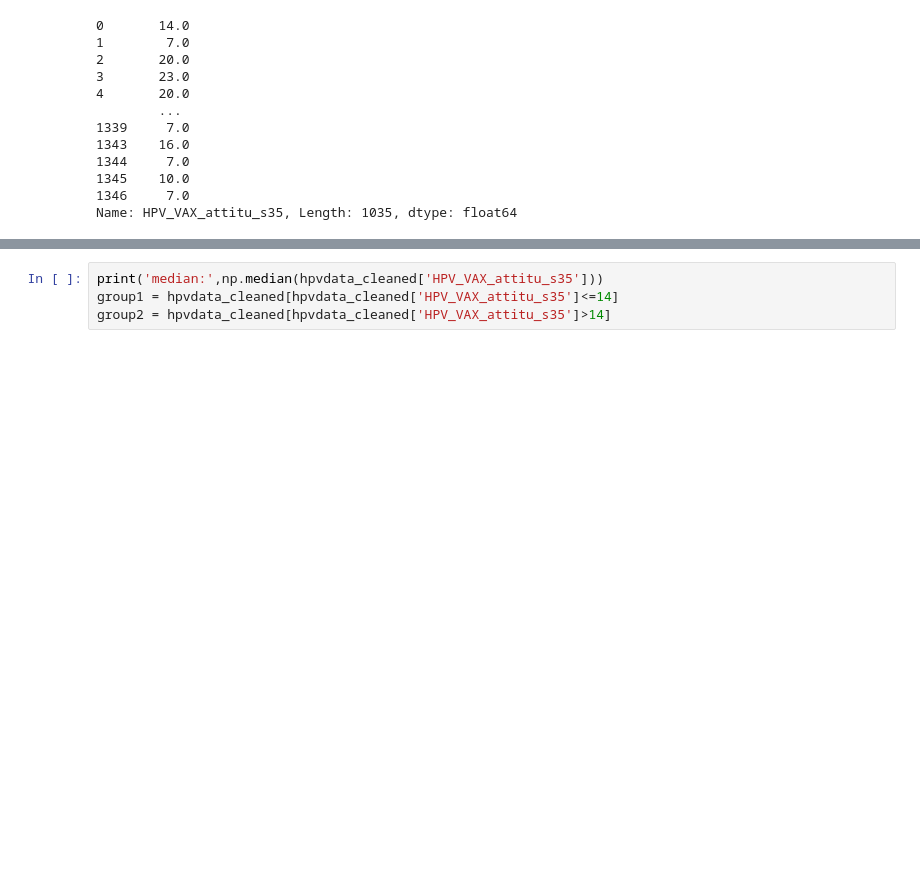
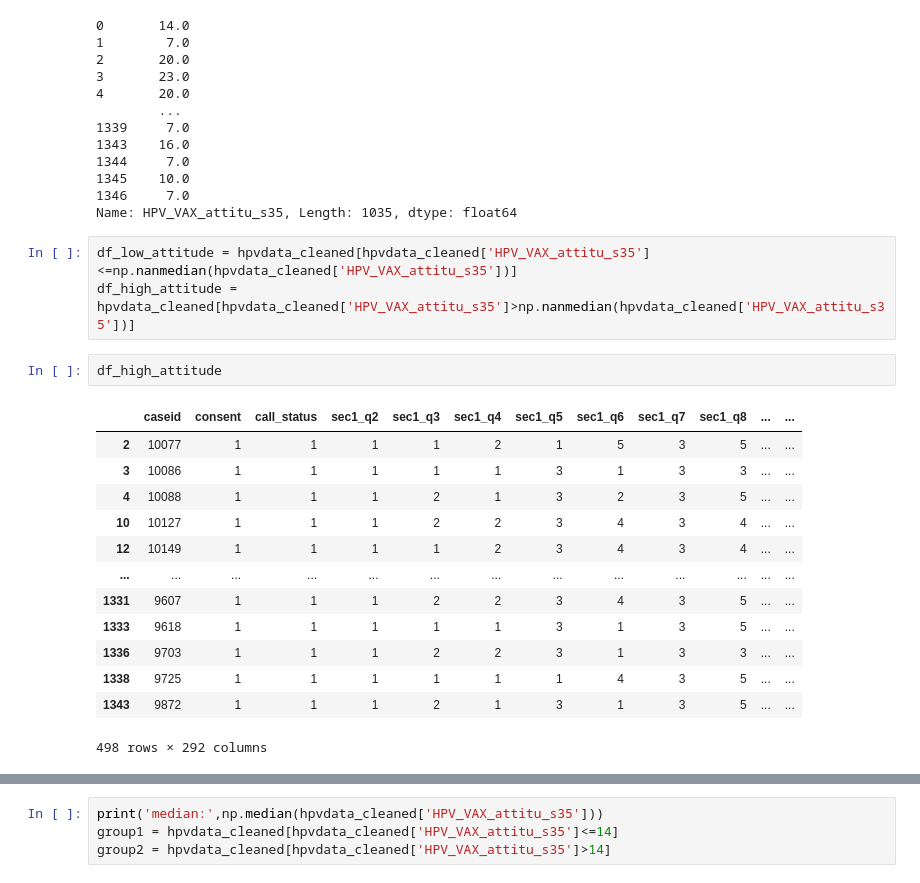
Before and after one commit to suyanpengzhang/HPV-Network, a Jupyter notebook: Data Summary.ipynb, the cells around one changed output, grey strips where cells are left out. Saved outputs shown, nothing was run; the diff lists cells and outputs as text; blank space fills up the shorter version.

```diff
--- a/Data Summary.ipynb
+++ b/Data Summary.ipynb
@@ -68,5 +85,24 @@ hpvdata_cleaned['HPV_VAX_attitu_s35']
 1345    10.0
 1346     7.0
 Name: HPV_VAX_attitu_s35, Length: 1035, dtype: float64
+# %%
+df_low_attitude = hpvdata_cleaned[hpvdata_cleaned['HPV_VAX_attitu_s35']<=np.nanmedian(hpvdata_cleaned['HPV_VAX_attitu_s35'])]
+df_high_attitude = hpvdata_cleaned[hpvdata_cleaned['HPV_VAX_attitu_s35']>np.nanmedian(hpvdata_cleaned['HPV_VAX_attitu_s35'])]
+# %%
+df_high_attitude
+# %% [output]
+|  | caseid | consent | call_status | sec1_q2 | sec1_q3 | sec1_q4 | sec1_q5 | sec1_q6 | sec1_q7 | sec1_q8 | ... | ... |
+| 2 | 10077 | 1 | 1 | 1 | 1 | 2 | 1 | 5 | 3 | 5 | ... | ... |
+| 3 | 10086 | 1 | 1 | 1 | 1 | 1 | 3 | 1 | 3 | 3 | ... | ... |
+| 4 | 10088 | 1 | 1 | 1 | 2 | 1 | 3 | 2 | 3 | 5 | ... | ... |
+| 10 | 10127 | 1 | 1 | 1 | 2 | 2 | 3 | 4 | 3 | 4 | ... | ... |
+| 12 | 10149 | 1 | 1 | 1 | 1 | 2 | 3 | 4 | 3 | 4 | ... | ... |
+| ... | ... | ... | ... | ... | ... | ... | ... | ... | ... | ... | ... | ... |
+| 1331 | 9607 | 1 | 1 | 1 | 2 | 2 | 3 | 4 | 3 | 5 | ... | ... |
+| 1333 | 9618 | 1 | 1 | 1 | 1 | 1 | 3 | 1 | 3 | 5 | ... | ... |
+| 1336 | 9703 | 1 | 1 | 1 | 2 | 2 | 3 | 1 | 3 | 3 | ... | ... |
+| 1338 | 9725 | 1 | 1 | 1 | 1 | 1 | 1 | 4 | 3 | 5 | ... | ... |
+| 1343 | 9872 | 1 | 1 | 1 | 2 | 1 | 3 | 1 | 3 | 5 | ... | ... |
+498 rows × 292 columns
 # %%
 import matplotlib.pyplot as plt
```
Also changed, not shown: parts of 2 cells of this notebook, 1 other file.
